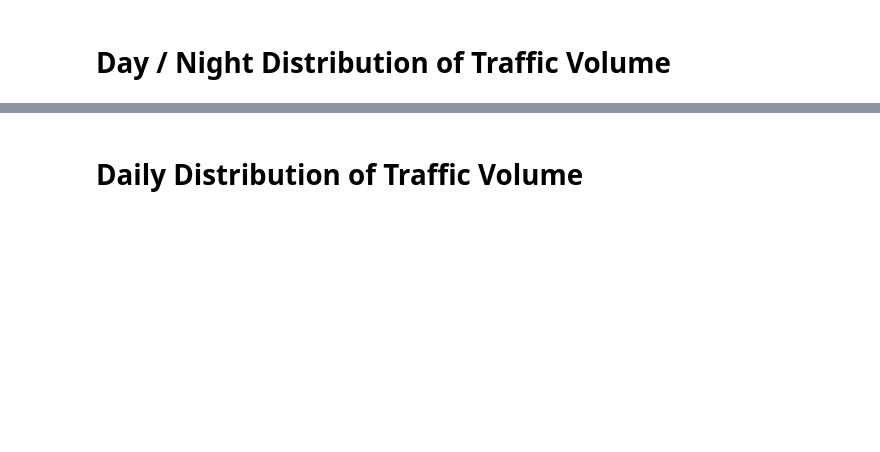
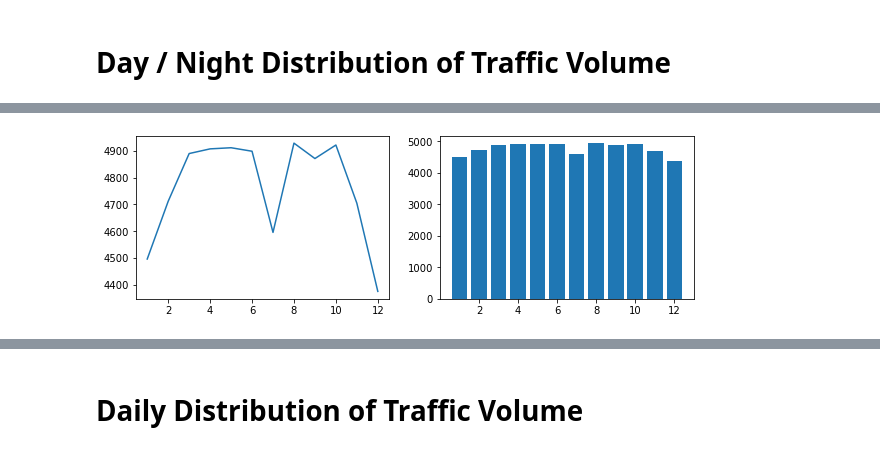
Before and after one commit to jholidayscott/correlation_analysis_traffic_volumes, a Jupyter notebook: gp4_i94_traffic.ipynb, the cells around one changed output, grey strips where cells are left out. Drawn from its saved outputs; the diff is of its cells as text; code cells hidden in the pictures; blank space fills up the shorter version.

```diff
--- a/gp4_i94_traffic.ipynb
+++ b/gp4_i94_traffic.ipynb
@@ -85,0 +200,4 @@ traffic.tail()
+# %%
+day_slice['month'] = day_slice['date_time'].dt.month
+by_month = day_slice.groupby(['month']).mean()
+by_month['traffic_volume']
@@ -85,0 +219,11 @@ traffic.tail()
+# %%
+plt.figure(figsize=(10,3))
+plt.subplot(1,2,1)
+plt.plot(by_month['traffic_volume'])
+
+plt.subplot(1,2,2)
+plt.bar([1,2,3,4,5,6,7,8,9,10,11,12],by_month['traffic_volume'])
+# by_month['traffic_volume'].plot.bar()
+plt.show()
+# %% [output]
+[figure, added]
```
Also changed, not shown: parts of 24 cells of this notebook.
